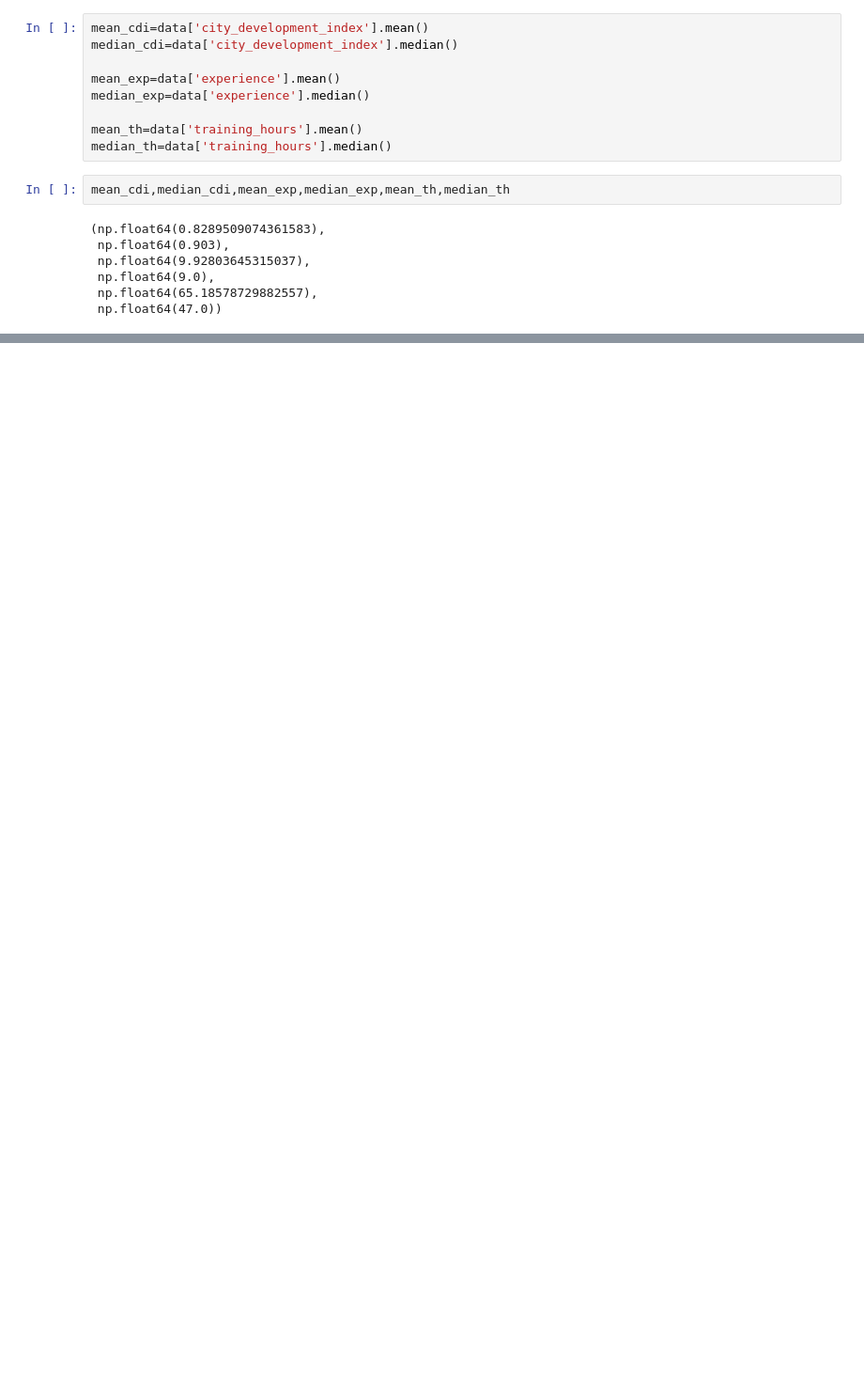
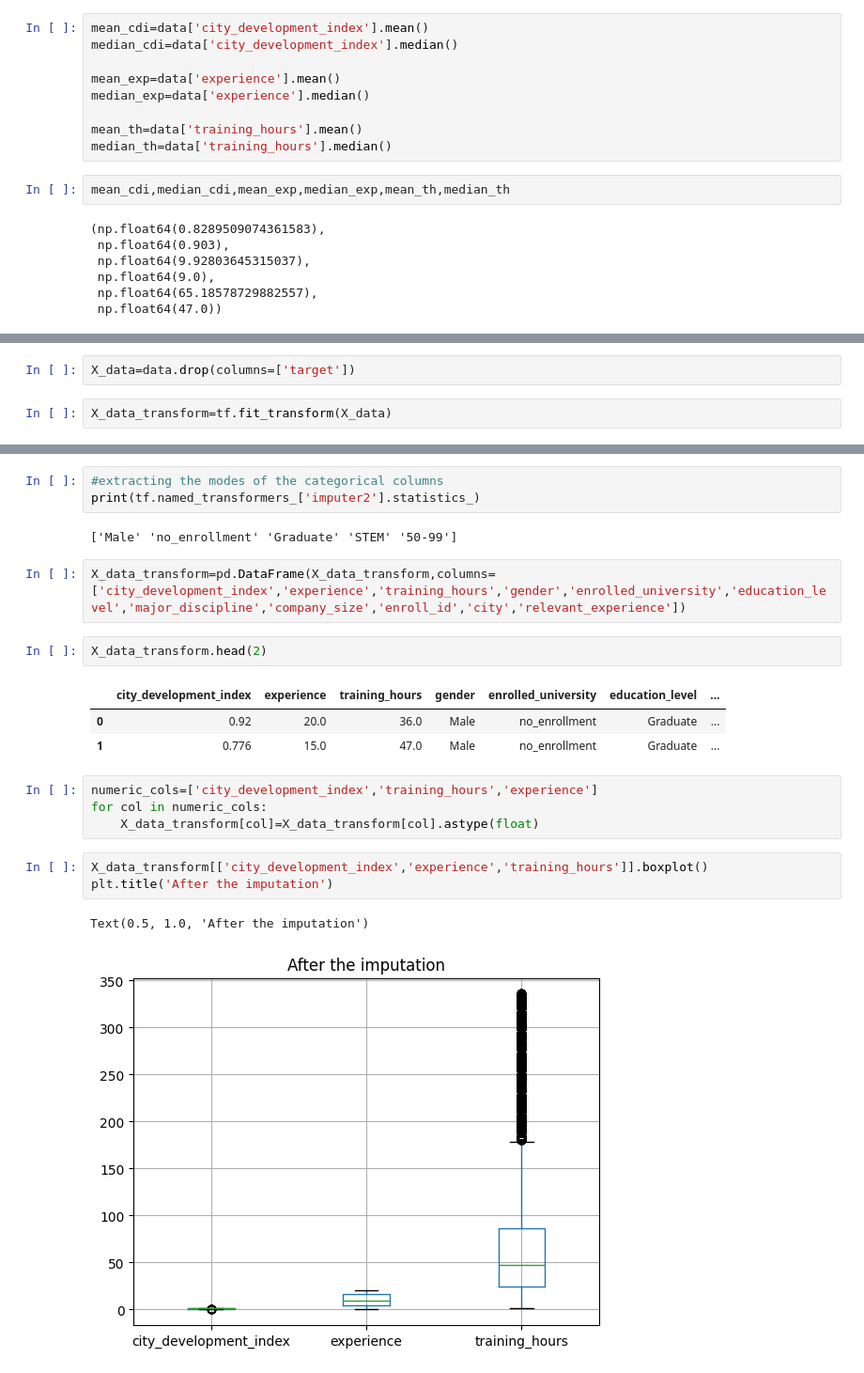
Before and after one commit to khanalasmit/machinelearning, a Jupyter notebook: handelling_missing_data.ipynb, the cells around one changed output, grey strips where cells are left out. Shown at 94% size. Cells and saved outputs as stored; diff of their text form; blank space fills up the shorter version.

```diff
--- a/handelling_missing_data.ipynb
+++ b/handelling_missing_data.ipynb
@@ -309,0 +428,4 @@ mean_cdi,median_cdi,mean_exp,median_exp,mean_th,median_th
+# %%
+X_data=data.drop(columns=['target'])
+# %%
+X_data_transform=tf.fit_transform(X_data)
@@ -309,0 +450,23 @@ mean_cdi,median_cdi,mean_exp,median_exp,mean_th,median_th
+# %%
+#extracting the modes of the categorical columns
+print(tf.named_transformers_['imputer2'].statistics_)
+# %% [output]
+['Male' 'no_enrollment' 'Graduate' 'STEM' '50-99']
+# %%
+X_data_transform=pd.DataFrame(X_data_transform,columns=['city_development_index','experience','training_hours','gender','enrolled_university','education_level','major_discipline','company_size','enroll_id','city','relevant_experience'])
+# %%
+X_data_transform.head(2)
+# %% [output]
+|  | city_development_index | experience | training_hours | gender | enrolled_university | education_level | ... |
+| 0 | 0.92 | 20.0 | 36.0 | Male | no_enrollment | Graduate | ... |
+| 1 | 0.776 | 15.0 | 47.0 | Male | no_enrollment | Graduate | ... |
+# %%
+numeric_cols=['city_development_index','training_hours','experience']
+for col in numeric_cols:
+    X_data_transform[col]=X_data_transform[col].astype(float)
+# %%
+X_data_transform[['city_development_index','experience','training_hours']].boxplot()
+plt.title('After the imputation')
+# %% [output]
+Text(0.5, 1.0, 'After the imputation')
+[figure, added]
```
Also changed, not shown: parts of 40 cells of this notebook, 1 other file.
